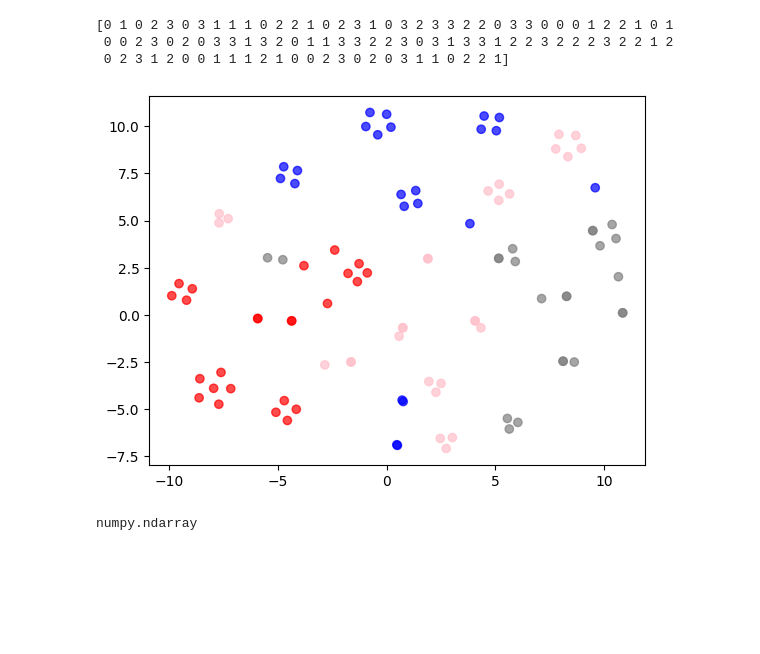
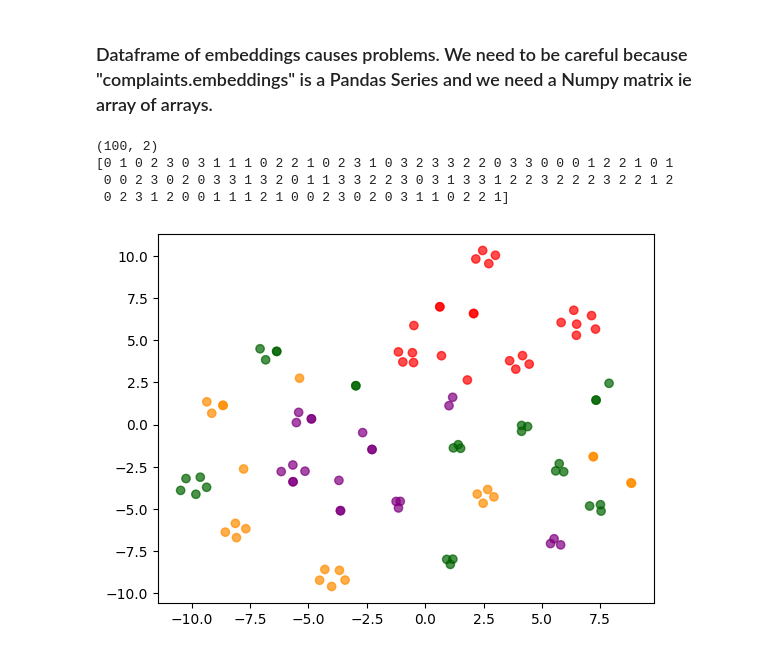
Before and after one commit to johntango/Dubai_Exercises, a Jupyter notebook: ComplaintClassification/embedClassification.ipynb, the cells around one changed output. Saved outputs shown, nothing was run; the diff lists cells and outputs as text; code cells hidden in the pictures; blank space fills up the shorter version.

```diff
--- a/ComplaintClassification/embedClassification.ipynb
+++ b/ComplaintClassification/embedClassification.ipynb
@@ -33,12 +30,12 @@ complaints.to_csv('banking_service_comments_Embed.csv')
 # %%
 # Read complaints in and map the categories to numbers in Area
-complaints = pd.read_csv('banking_service_comments_Embed.csv')
-categories = complaints['Category'].unique()
+complaints = pd.read_csv('comments_Embed.csv')
+categories = complaints['Category'].unique()    # unique categories
 category_map = {}
-for i in range(len(categories)):
+for i in range(len(categories)):   # map the catagories to numbers
     category_map[categories[i]] = i
 # add the category numbers to the dataframe
 complaints['Area'] = complaints['Category'].map(category_map)
-complaints.head()
+complaints[:10]
 # %% [output]
 |  | Unnamed: 0 | Category | Score | Complaint | embeddings | Area |
@@ -50,34 +52,28 @@ complaints.head()
+# %% [markdown]
+### Dataframe of embeddings causes problems. We need to be careful because "complaints.embeddings" is a Pandas Series and we need a Numpy matrix ie array of arrays.
 # %%
 # plot the embeddings clusters using TSNE - remember complaints is a dataframe
 from sklearn.manifold import TSNE
 import matplotlib
 from ast import literal_eval
-tsne = TSNE(n_components=2, random_state=0)
+tsne = TSNE(n_components=2, random_state=3)
 # convert Pandas embedding array to a numpy array of arrays
-
-
-matrix = np.array(complaints.embeddings.apply(literal_eval).to_list())
+# The matrix is calculated from the ebmeddings
+matrix = np.array(complaints.embeddings.apply(literal_eval).to_list())  # this is the line that takes a while
 
 X_2d = tsne.fit_transform(matrix)
-colors = ["red", "darkorange", "gold", "blue", "darkgreen","purple","pink","brown","black","grey"]
+print(X_2d.shape)
+colors = ["red", "darkorange",  "blue", "darkgreen","purple"]
 x = [x for x,y in X_2d]
 y = [y for x,y in X_2d]
 color_indices = complaints.Area.values
 print(color_indices)
 colormap = matplotlib.colors.ListedColormap(colors)
 plt.scatter(x, y, c=color_indices, cmap=colormap, alpha=0.7)
 plt.show()
 # %% [output]
+(100, 2)
 [0 1 0 2 3 0 3 1 1 1 0 2 2 1 0 2 3 1 0 3 2 3 3 2 2 0 3 3 0 0 0 1 2 2 1 0 1
  0 0 2 3 0 2 0 3 3 1 3 2 0 1 1 3 3 2 2 3 0 3 1 3 3 1 2 2 3 2 2 2 3 2 2 1 2
  0 2 3 1 2 0 0 1 1 1 2 1 0 0 2 3 0 2 0 3 1 1 0 2 2 1]
-[figure, old version]
+[figure, new version]
-# %%
-# we want to build a preditive model to predict the category of a complaint
-# we will use the embeddings as features and the category as the label
-# split the data into training and test sets
-from sklearn.model_selection import train_test_split
-X = np.array(embeddings)
-y = np.array(complaints['Score'])
-# %% [output]
-numpy.ndarray
```
Also changed, not shown: parts of 9 cells of this notebook, 2 other files.
